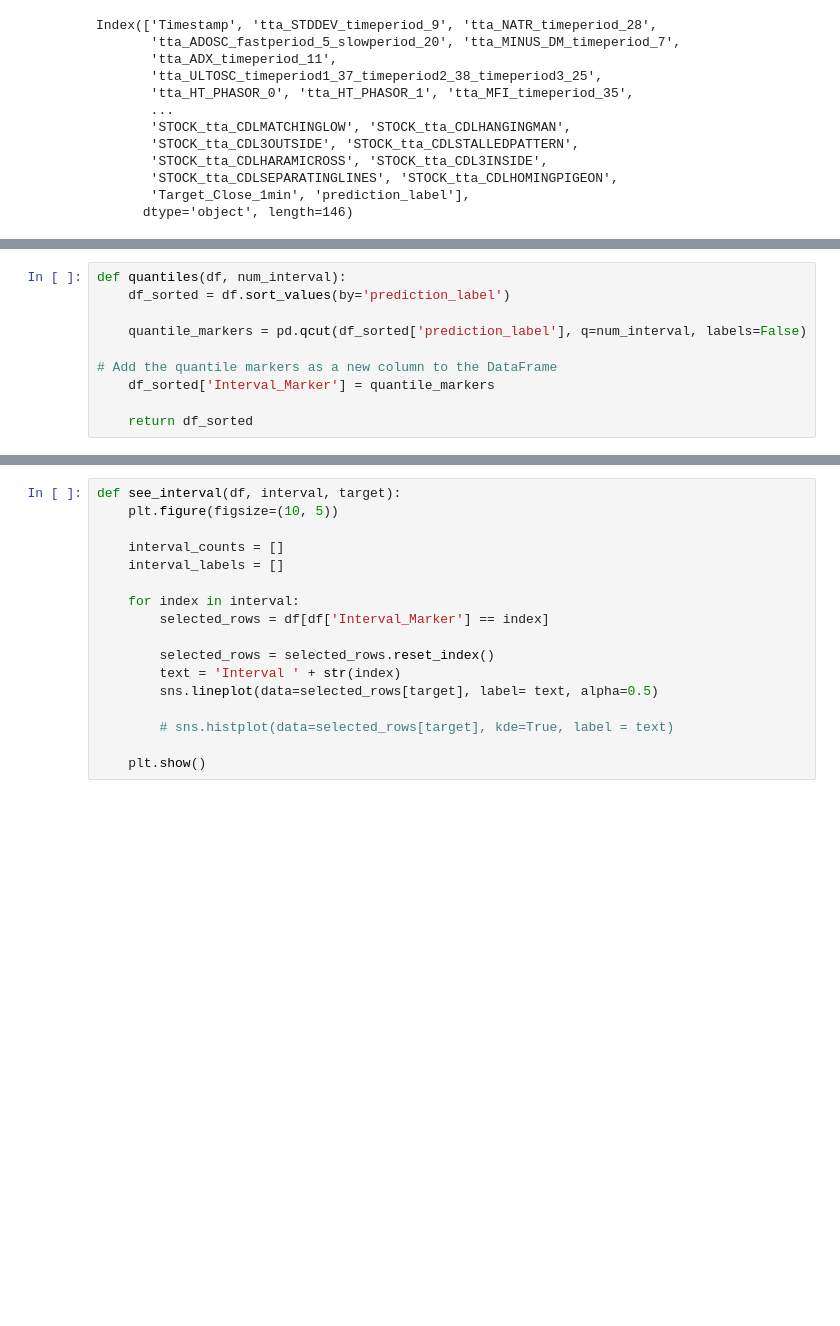
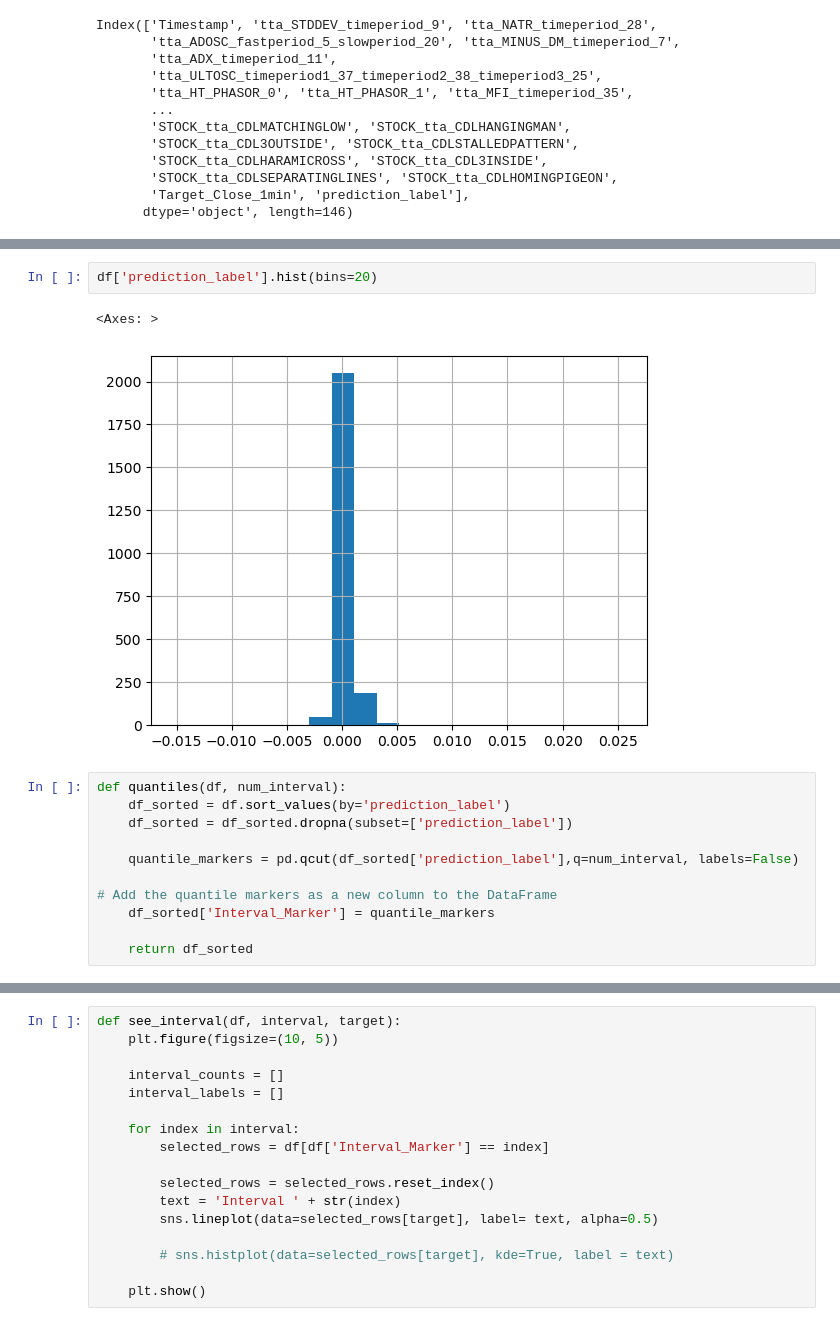
Before and after one commit to Aaron3963/Orient-Securities-2023, a Jupyter notebook: 全因子+正股/result_analysis.ipynb, the cells around one changed output, grey strips where cells are left out. Saved outputs shown, nothing was run; the diff lists cells and outputs as text; blank space fills up the shorter version.

```diff
--- a/全因子+正股/result_analysis.ipynb
+++ b/全因子+正股/result_analysis.ipynb
@@ -40,8 +40,14 @@ Predict max: 0.0
+# %%
+df['prediction_label'].hist(bins=20)
+# %% [output]
+<Axes: >
+[figure, added]
 # %%
 def quantiles(df, num_interval):
     df_sorted = df.sort_values(by='prediction_label')
+    df_sorted = df_sorted.dropna(subset=['prediction_label'])
 
-    quantile_markers = pd.qcut(df_sorted['prediction_label'], q=num_interval, labels=False)
+    quantile_markers = pd.qcut(df_sorted['prediction_label'],q=num_interval, labels=False)
 
 # Add the quantile markers as a new column to the DataFrame
     df_sorted['Interval_Marker'] = quantile_markers
```
Also changed, not shown: parts of 10 cells of this notebook, 4 other files.
